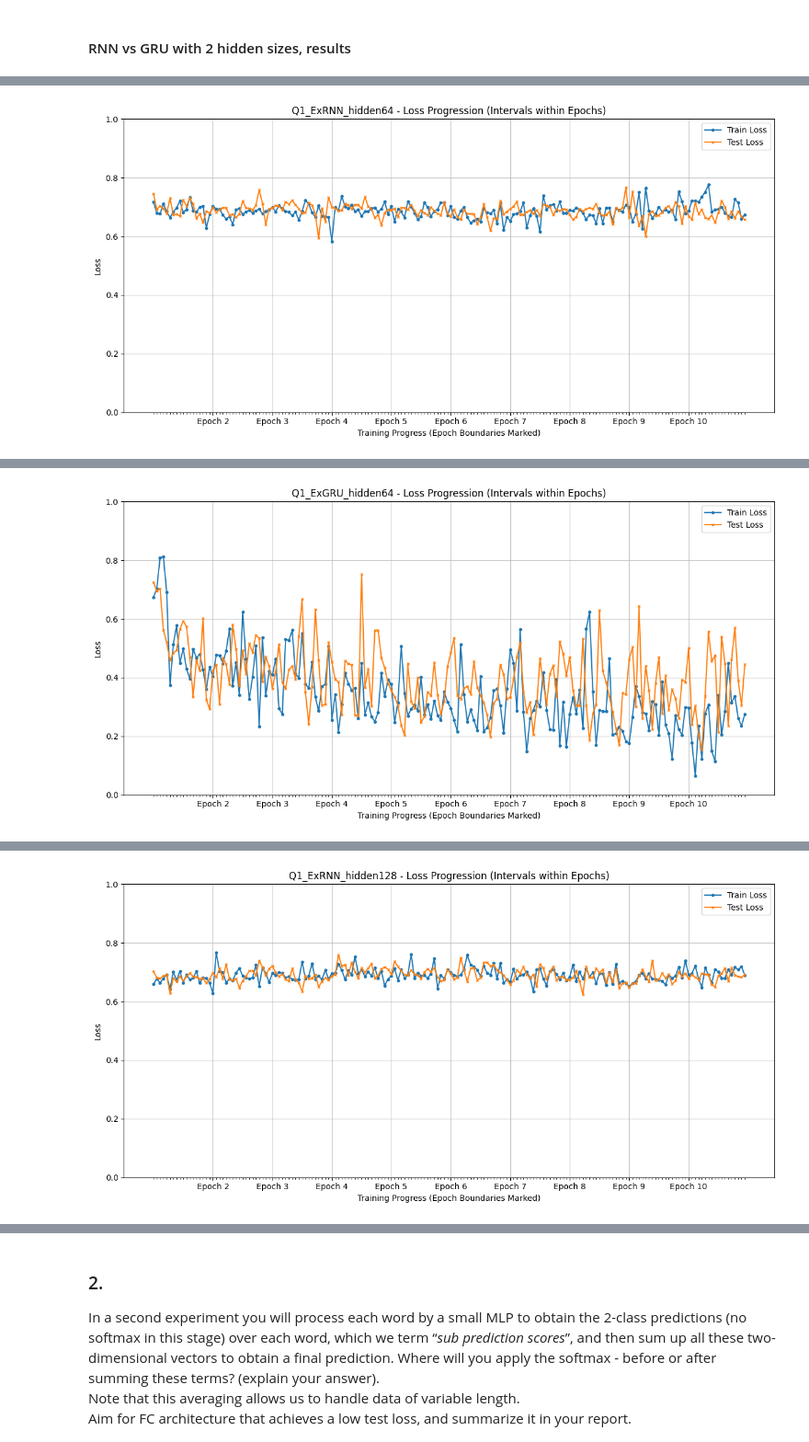
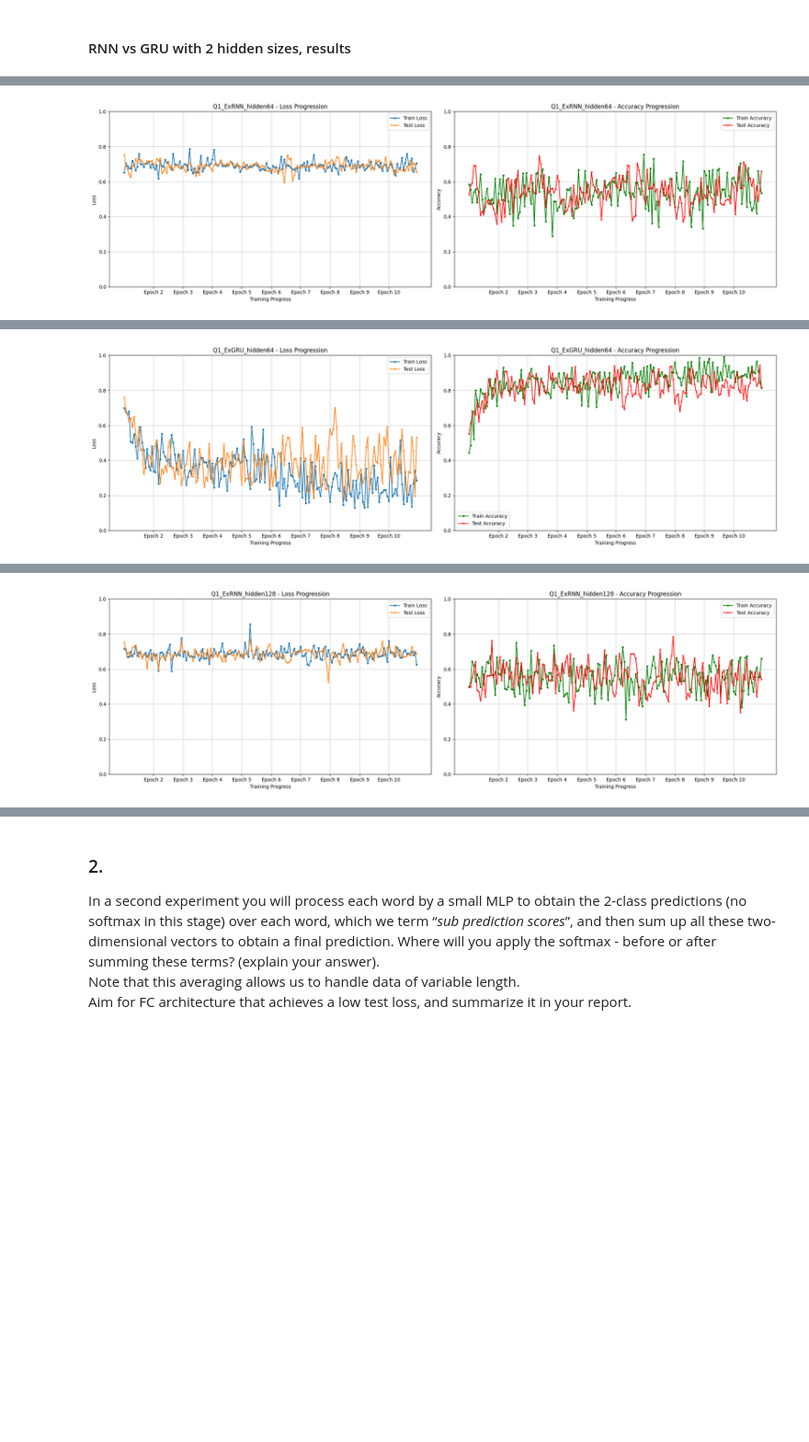
Before and after one commit to NathanP23/Introduction-to-Deep-Learning-67822, a Jupyter notebook: Ex3/Ex3Sol.ipynb, the cells around one changed output, grey strips where cells are left out. Shown at 92% size. Drawn from its saved outputs; the diff is of its cells as text; code cells hidden in the pictures; blank space fills up the shorter version.

```diff
--- a/Ex3/Ex3Sol.ipynb
+++ b/Ex3/Ex3Sol.ipynb
@@ -230,7 +297,6 @@ def train_model(model, model_name, train_dataset, test_dataset, num_words, crite
 #### RNN vs GRU with 2 hidden sizes, results
 # %%
 # Compare RNN vs GRU across hidden sizes
-results = []
 from viz import plot_losses
 for hidden_size in [64, 128]:  # Sweep over small and large hidden states
     for model_class in [ExRNN, ExGRU]:
@@ -239,10 +305,12 @@ for hidden_size in [64, 128]:  # Sweep over small and large hidden states
         model = model_class(input_size, output_size, hidden_size)
         criterion = nn.CrossEntropyLoss()
         optimizer = torch.optim.Adam(model.parameters(), lr=learning_rate)
+        run_recurrent = True    # else run Token-wise MLP
+        use_RNN = True          # otherwise GRU
         log_loss = train_model(
             model, model_name, train_dataset, test_dataset,
             num_words, criterion, optimizer
         )
-        plot_losses(log_loss, model_name)
+        plot_losses_and_accuracy(log_loss, model_name)
 # %% [output]
 Running model: Q1_ExRNN_hidden64
@@ -265,2 +333,2 @@ Epoch [10/10], Step [900/938], Train Loss: 0.6742, Test Loss: 0.6567
-[figure, old version]
+[figure, new version]
 Running model: Q1_ExGRU_hidden64
@@ -283,2 +351,2 @@ Epoch [10/10], Step [900/938], Train Loss: 0.2753, Test Loss: 0.4449
-[figure, old version]
+[figure, new version]
 Running model: Q1_ExRNN_hidden128
@@ -301,2 +369,2 @@ Epoch [10/10], Step [900/938], Train Loss: 0.6898, Test Loss: 0.6905
-[figure, old version]
+[figure, new version]
 Running model: Q1_ExGRU_hidden128
```
Also changed, not shown: parts of 8 cells of this notebook, 10 other files.
